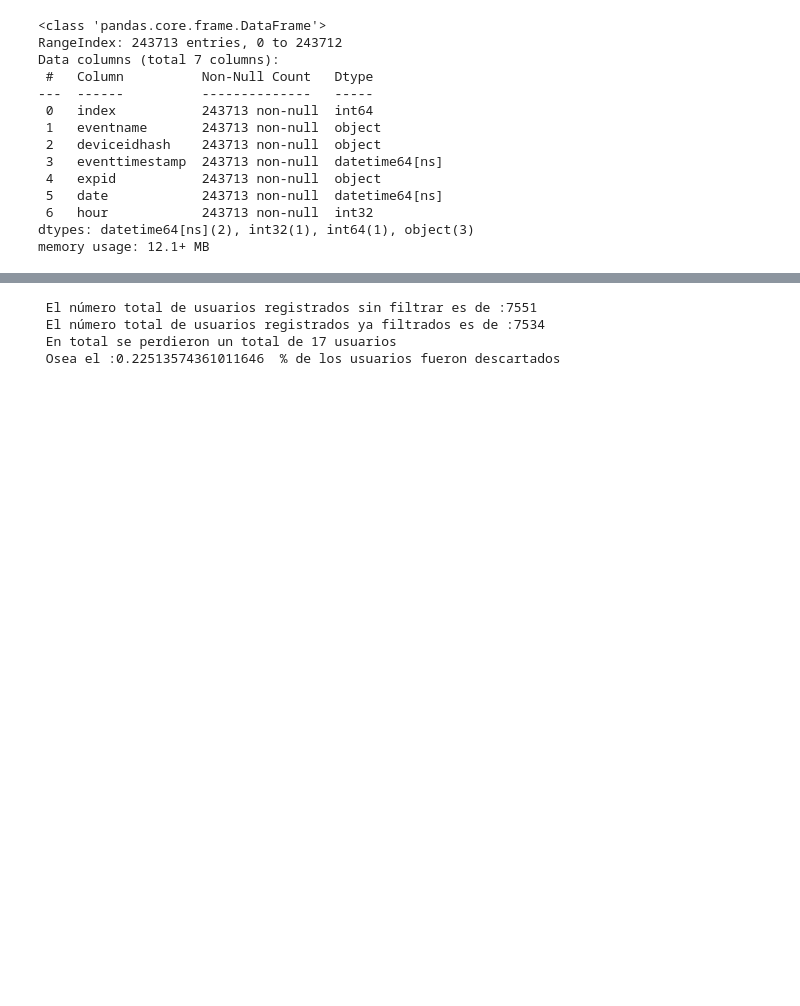
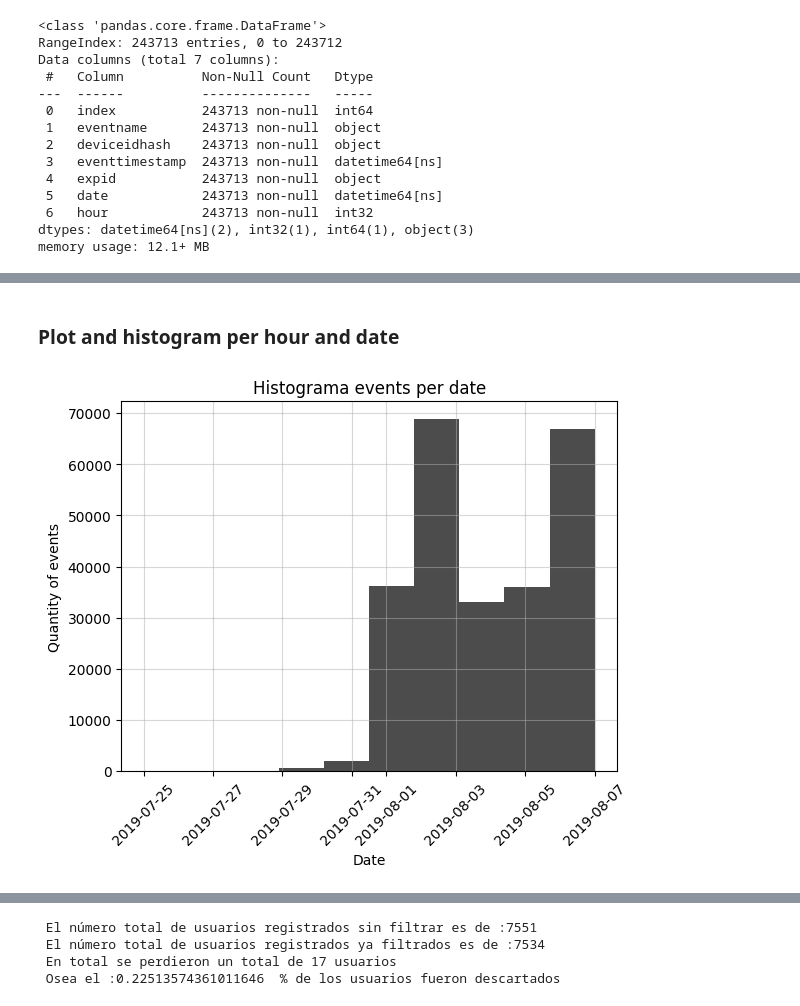
Before and after one commit to Juancanoanalyst/AAtestalimenticios, a Jupyter notebook: notebook.ipynb, the cells around one changed output, grey strips where cells are left out. Cells and saved outputs as stored; diff of their text form; code cells hidden in the pictures; blank space fills up the shorter version.

```diff
--- a/notebook.ipynb
+++ b/notebook.ipynb
@@ -210,0 +150,12 @@ print(f" Osea el :{(-(df_cleanf['eventname'].count().round(2)/df_clean['eventnam
+# %% [markdown]
+### Plot and histogram per hour and date
+# %%
+plt.hist(df_clean['date'], bins=10, color='black', alpha=0.7)
+plt.title('Histograma events per date')
+plt.xlabel('Date')
+plt.ylabel('Quantity of events')
+plt.xticks(rotation=45)
+plt.grid(True , alpha=0.5)
+plt.show()
+# %% [output]
+[figure, added]
```
Also changed, not shown: parts of 69 cells of this notebook, 1 other file.
